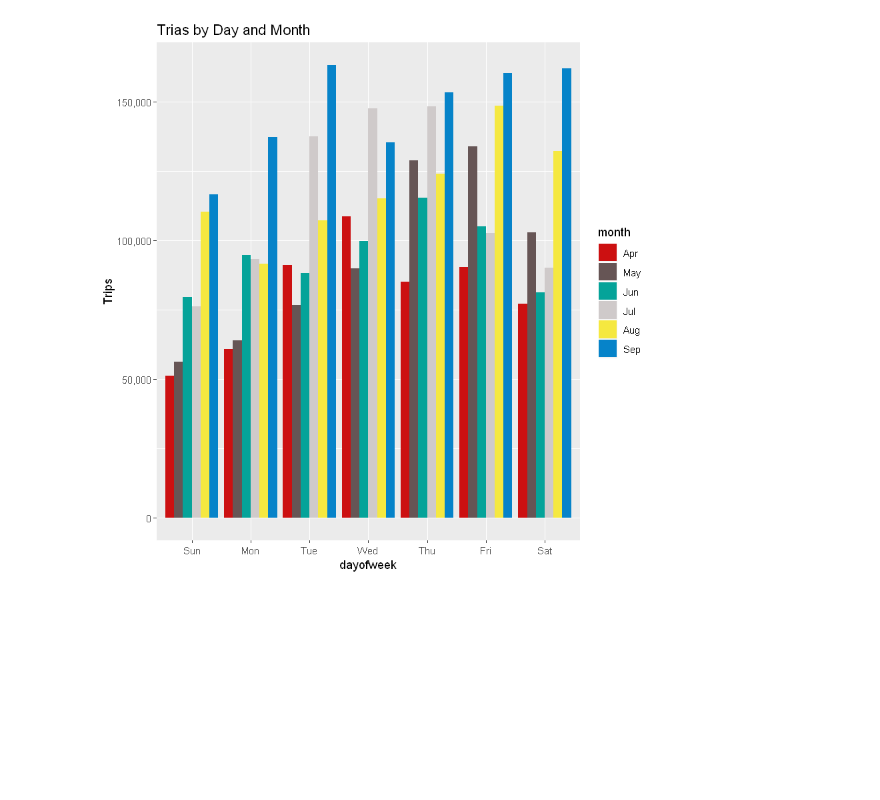
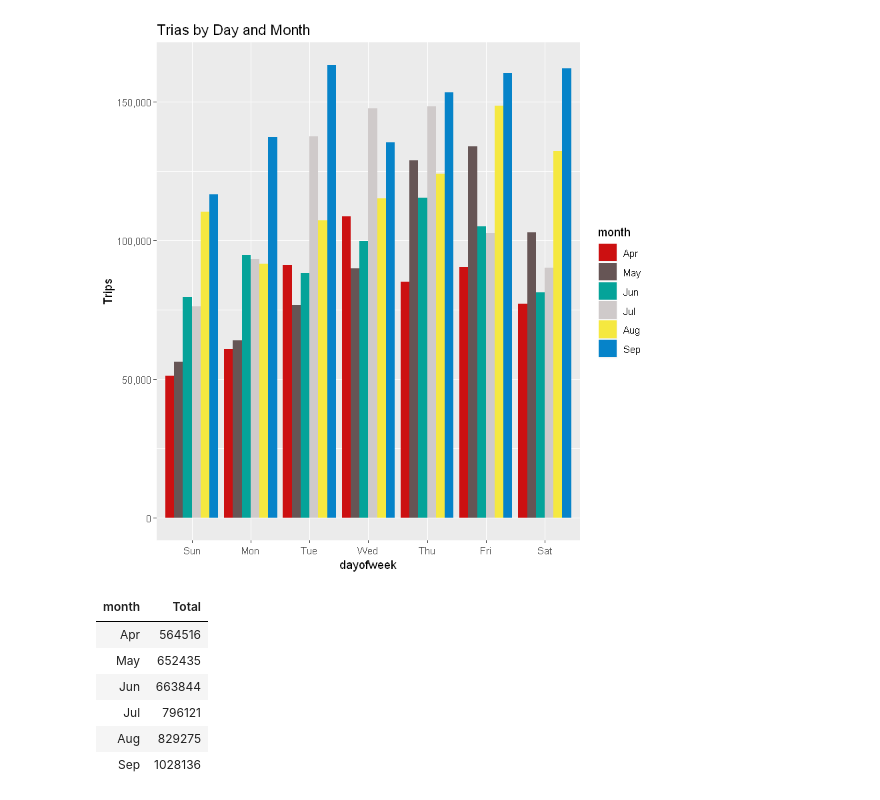
Before and after one commit to AmirMotefaker/Uber-Data-Analysis, a Jupyter notebook: Uber Data Analysis.ipynb, the cells around one changed output. Cells and saved outputs as stored; diff of their text form; code cells hidden in the pictures; blank space fills up the shorter version.

```diff
--- a/Uber Data Analysis.ipynb
+++ b/Uber Data Analysis.ipynb
@@ -185,3 +185,16 @@ ggplot(day_month_data, aes(dayofweek, Trips, fill = month)) +
 | Sat | Aug | 132225 |
 | Sat | Sep | 162057 |
 [figure]
+# %%
+# Number of Trips place during months in a year
+month_data <- data %>% group_by(month) %>% dplyr::summarize(Total = n())
+
+month_data
+# %% [output]
+| month | Total |
+| Apr | 564516 |
+| May | 652435 |
+| Jun | 663844 |
+| Jul | 796121 |
+| Aug | 829275 |
+| Sep | 1028136 |
```
Also changed, not shown: parts of 1 cell of this notebook.
